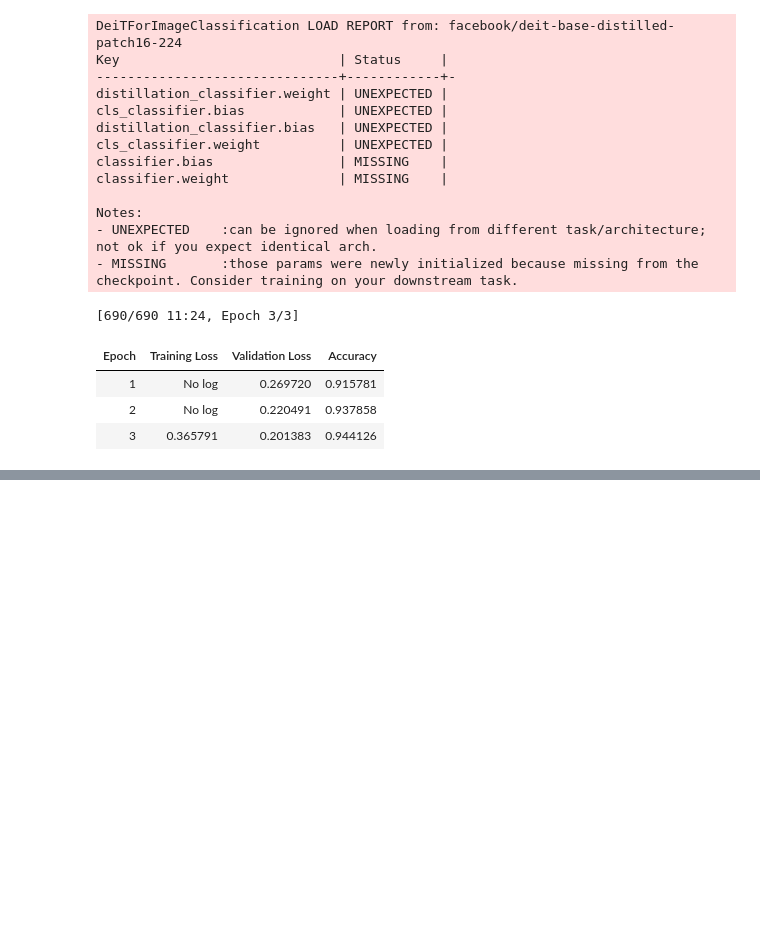
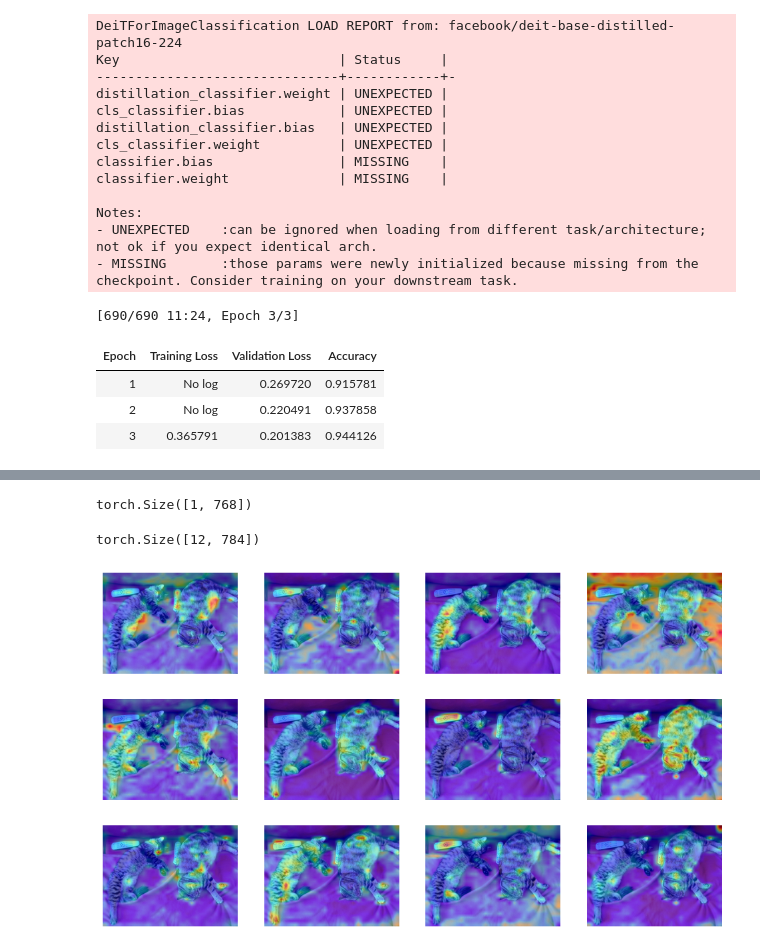
Before and after one commit to proutkarsh3104/Machine-learning-book, a Jupyter notebook: Pytorch AI/chapter_16_Vision_Transformers.ipynb, the cells around one changed output, grey strips where cells are left out. Cells and saved outputs as stored; diff of their text form; code cells hidden in the pictures; blank space fills up the shorter version.

```diff
--- a/Pytorch AI/chapter_16_Vision_Transformers.ipynb
+++ b/Pytorch AI/chapter_16_Vision_Transformers.ipynb
@@ -217,0 +227,6 @@ train_output = trainer.train()
+# %%
+from transformers import AutoImageProcessor, AutoModel
+
+model_id = "facebook/dino-vitb8"
+model = AutoModel.from_pretrained(model_id, output_attentions=True)
+processor = AutoImageProcessor.from_pretrained(model_id, do_convert_rgb=True)
@@ -217,0 +248,35 @@ train_output = trainer.train()
+# %%
+inputs = processor(images=image, return_tensors="pt")
+with torch.no_grad():
+  output = model(**inputs)
+
+cls_token_output = output.last_hidden_state[:, 0]
+cls_token_output.shape
+# %% [output]
+torch.Size([1, 768])
+# %%
+last_layer_attention_maps = output.attentions[-1]
+# NOTE: this is the Patch-to-CLS attention, which seems to work better than CLS-to-Patch
+cls_attn = last_layer_attention_maps[0, :, 1:, 0]
+cls_attn.shape
+# %% [output]
+torch.Size([12, 784])
+# %%
+import torchvision.transforms.functional as TF
+
+num_heads, num_patches = cls_attn.shape
+size = int(num_patches ** 0.5)
+plt.figure(figsize=(12, 7))
+for head_index in range(12):
+    plt.subplot(3, 4, head_index + 1)
+    attn = cls_attn[head_index].reshape(size, size)
+    attn_map = attn.unsqueeze(0).unsqueeze(0)
+    attn_resized = TF.resize(attn_map, image.size[::-1],
+                             interpolation=TF.InterpolationMode.BILINEAR)[0, 0]
+    plt.imshow(image)
+    plt.imshow(attn_resized.numpy(), cmap='jet', alpha=0.5)
+    plt.axis('off')
+
+plt.show()
+# %% [output]
+[figure, added]
```
Also changed, not shown: parts of 2 cells of this notebook.
